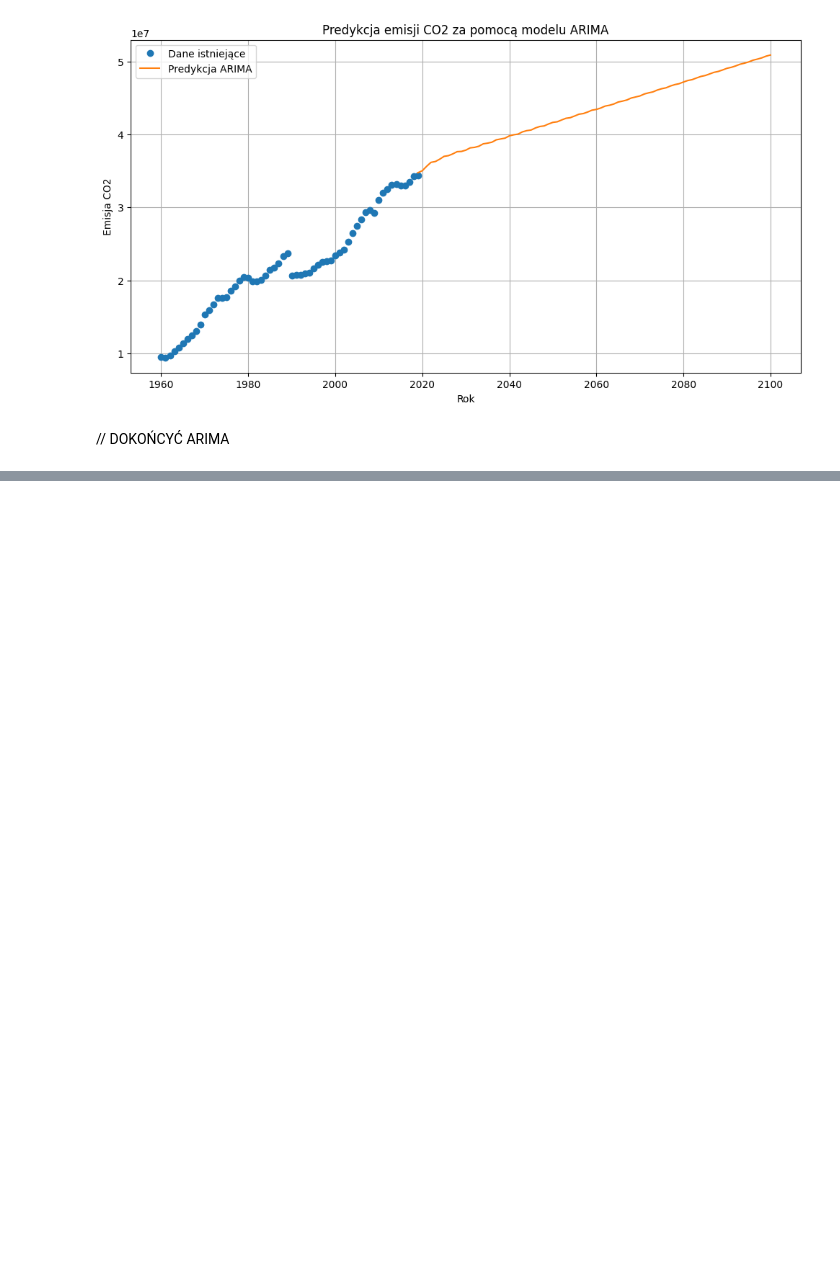
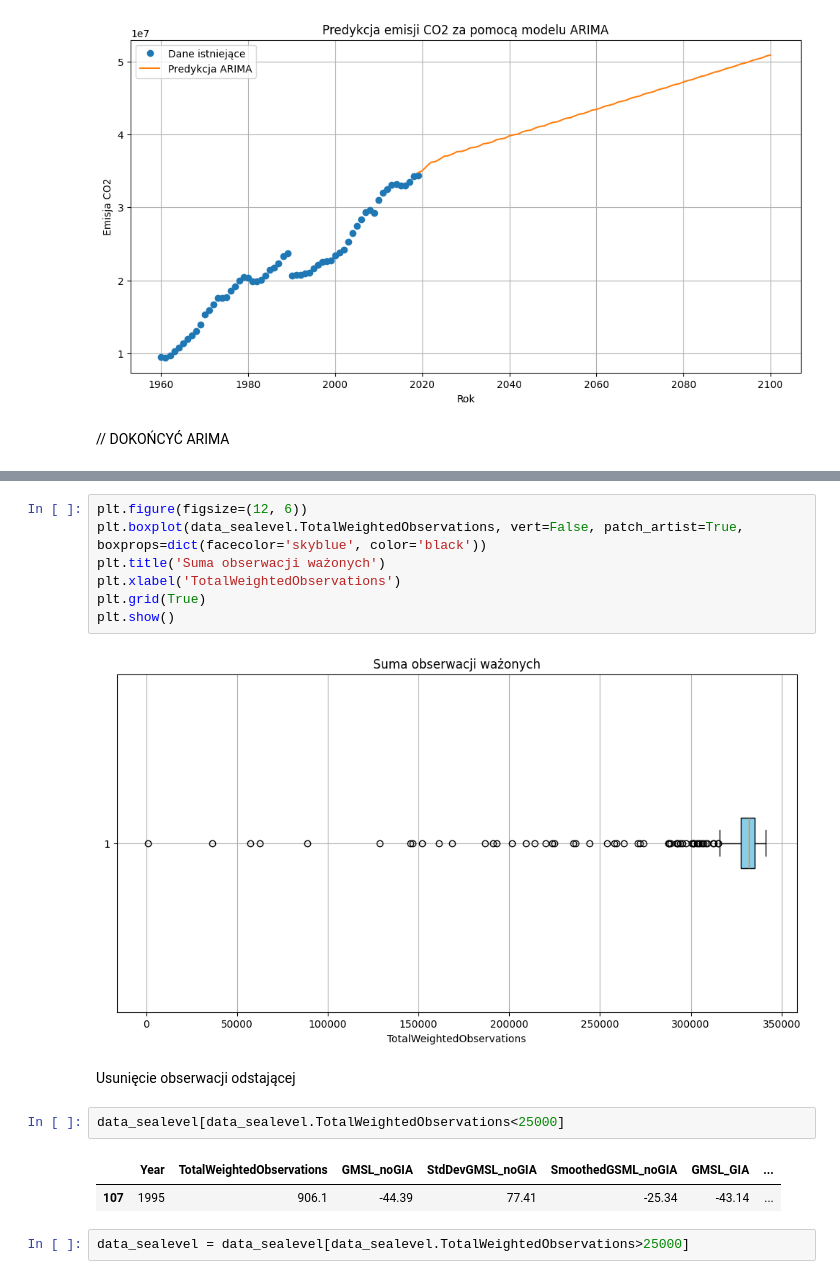
Before and after one commit to kuba172/analiza-zmian-klimatycznych-metodami-uczenia-maszynowego, a Jupyter notebook: Analiza zmian klimatu metodą uczenia maszynowego.ipynb, the cells around one changed output, grey strips where cells are left out. Cells and saved outputs as stored; diff of their text form; blank space fills up the shorter version.

```diff
--- a/Analiza zmian klimatu metodą uczenia maszynowego.ipynb
+++ b/Analiza zmian klimatu metodą uczenia maszynowego.ipynb
@@ -379,0 +451,18 @@ plt.show()
+# %%
+plt.figure(figsize=(12, 6))
+plt.boxplot(data_sealevel.TotalWeightedObservations, vert=False, patch_artist=True, boxprops=dict(facecolor='skyblue', color='black'))
+plt.title('Suma obserwacji ważonych')
+plt.xlabel('TotalWeightedObservations')
+plt.grid(True)
+plt.show()
+# %% [output]
+[figure, added]
+# %% [markdown]
+Usunięcie obserwacji odstającej
+# %%
+data_sealevel[data_sealevel.TotalWeightedObservations<25000]
+# %% [output]
+|  | Year | TotalWeightedObservations | GMSL_noGIA | StdDevGMSL_noGIA | SmoothedGSML_noGIA | GMSL_GIA | ... |
+| 107 | 1995 | 906.1 | -44.39 | 77.41 | -25.34 | -43.14 | ... |
+# %%
+data_sealevel = data_sealevel[data_sealevel.TotalWeightedObservations>25000]
```
Also changed, not shown: parts of 31 cells of this notebook.
